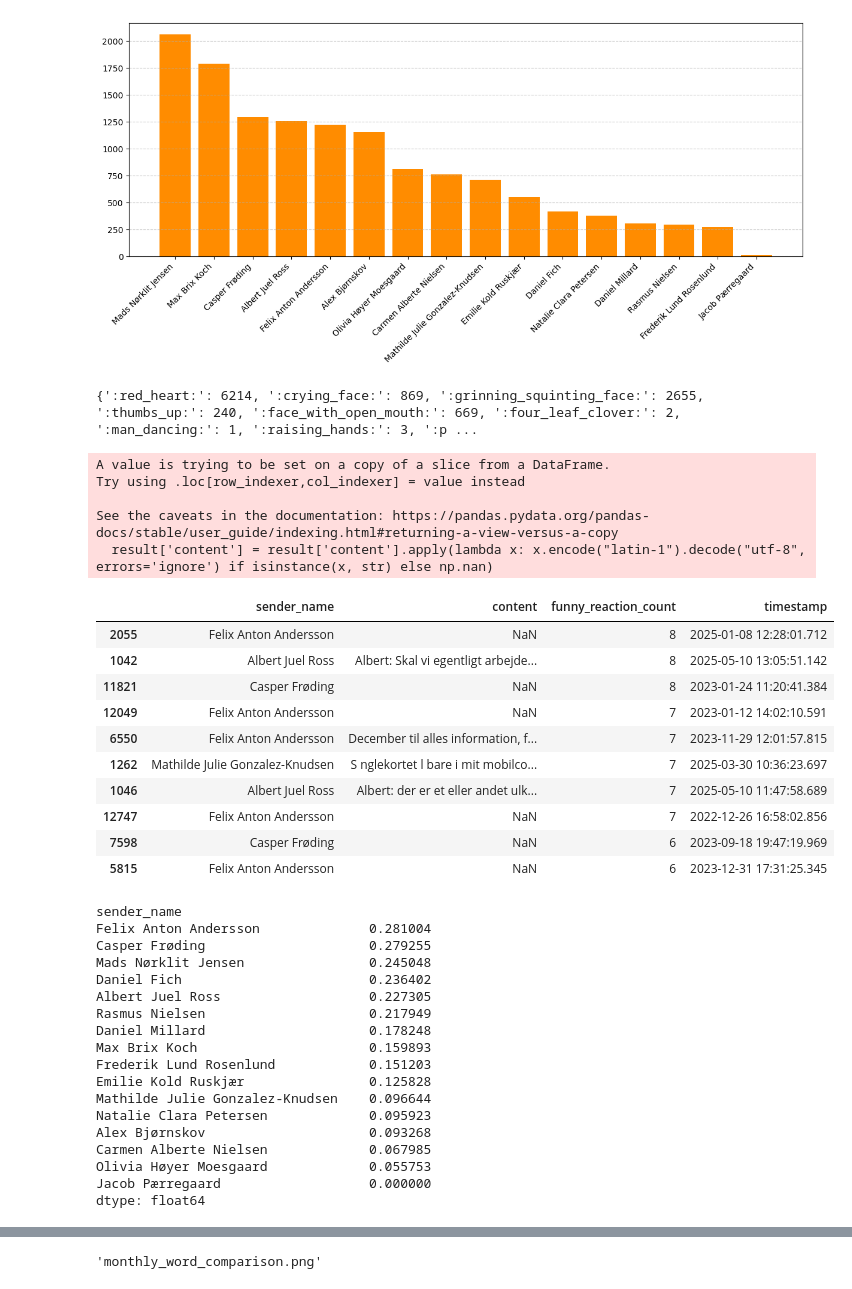
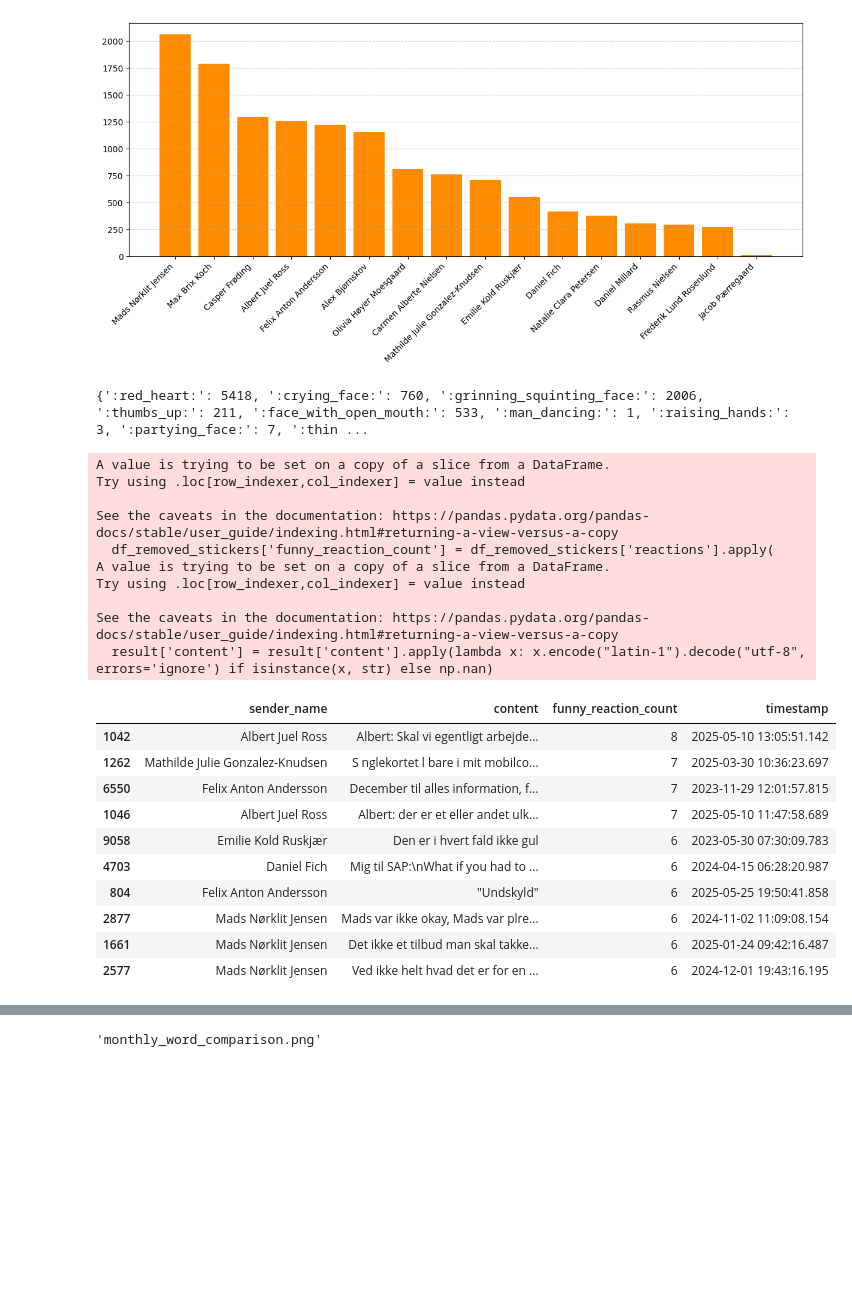
Before and after one commit to AlbertRossJoh/swuchat, a Jupyter notebook: analysis.ipynb, the cells around one changed output, grey strips where cells are left out. Drawn from its saved outputs; the diff is of its cells as text; code cells hidden in the pictures; blank space fills up the shorter version.

Commit message:
added more data

```diff
--- a/analysis.ipynb
+++ b/analysis.ipynb
@@ -5,8 +5,8 @@ import numpy as np
 import json
 # %%
 
-message_path_1 = "./data/message_1.json"
-message_path_2 = "./data/message_2.json"
+message_path_1 = "./data/swubanden/message_1.json"
+message_path_2 = "./data/swubanden/message_2.json"
 
 def fix_encoding(file):
     with open("./data/"+file, encoding='utf-8') as f:
@@ -16,8 +16,8 @@ def fix_encoding(file):
 
 #fix_encoding("message_1.json")
 #fix_encoding("message_2.json")
-fixed_message_path_1 = "./data/fixed_message_1.json"
-fixed_message_path_2 = "./data/fixed_message_2.json"
+fixed_message_path_1 = "./data/swubanden/fixed_message_1.json"
+fixed_message_path_2 = "./data/swubanden/fixed_message_2.json"
 
 f1 = open(fixed_message_path_1)
 f2 = open(fixed_message_path_2)
@@ -263,70 +264,50 @@ def count_specific_reaction(reactions_list, target_reaction):
     return count
 
 # 1. Calculate the count of 'funny' reactions for each message
-df['funny_reaction_count'] = df['reactions'].apply(
+df_removed_stickers['funny_reaction_count'] = df_removed_stickers['reactions'].apply(
     lambda x: count_specific_reaction(x, ':grinning_squinting_face:')
 )
 print(unique_reactions)
 
 # 2. Sort the DataFrame by the new column in descending order
 #    and keep only rows where the count is greater than 0
-df_sorted = df[df['funny_reaction_count'] > 0].sort_values(
+df_sorted = df_removed_stickers[df_removed_stickers['funny_reaction_count'] > 0].sort_values(
     by='funny_reaction_count', ascending=False
 )
 
 
 # 3. Select the top messages (e.g., top 10)
 top_funny_messages = df_sorted.head(10)
 
 # Optional: Select specific columns for a cleaner view
 result = top_funny_messages[['sender_name', 'content', 'funny_reaction_count', 'timestamp']]
 result['content'] = result['content'].apply(lambda x: x.encode("latin-1").decode("utf-8", errors='ignore') if isinstance(x, str) else np.nan)
 
 
 result.to_csv('top_funny_messages.csv', index=False, encoding='utf-8')
 df.loc[2055]['photos']
 df.loc[11821]['photos']
 result
 # %% [output]
-{':red_heart:': 6214, ':crying_face:': 869, ':grinning_squinting_face:': 2655, ':thumbs_up:': 240, ':face_with_open_mouth:': 669, ':four_leaf_clover:': 2, ':man_dancing:': 1, ':raising_hands:': 3, ':p ...
+{':red_heart:': 5418, ':crying_face:': 760, ':grinning_squinting_face:': 2006, ':thumbs_up:': 211, ':face_with_open_mouth:': 533, ':man_dancing:': 1, ':raising_hands:': 3, ':partying_face:': 7, ':thin ...
+A value is trying to be set on a copy of a slice from a DataFrame.
+Try using .loc[row_indexer,col_indexer] = value instead
+
+See the caveats in the documentation: https://pandas.pydata.org/pandas-docs/stable/user_guide/indexing.html#returning-a-view-versus-a-copy
+  df_removed_stickers['funny_reaction_count'] = df_removed_stickers['reactions'].apply(
 A value is trying to be set on a copy of a slice from a DataFrame.
 Try using .loc[row_indexer,col_indexer] = value instead
 
 See the caveats in the documentation: https://pandas.pydata.org/pandas-docs/stable/user_guide/indexing.html#returning-a-view-versus-a-copy
   result['content'] = result['content'].apply(lambda x: x.encode("latin-1").decode("utf-8", errors='ignore') if isinstance(x, str) else np.nan)
 |  | sender_name | content | funny_reaction_count | timestamp |
-| 2055 | Felix Anton Andersson | NaN | 8 | 2025-01-08 12:28:01.712 |
 | 1042 | Albert Juel Ross | Albert: Skal vi egentligt arbejde... | 8 | 2025-05-10 13:05:51.142 |
-| 11821 | Casper Frøding | NaN | 8 | 2023-01-24 11:20:41.384 |
-| 12049 | Felix Anton Andersson | NaN | 7 | 2023-01-12 14:02:10.591 |
+| 1262 | Mathilde Julie Gonzalez-Knudsen | S nglekortet l bare i mit mobilco... | 7 | 2025-03-30 10:36:23.697 |
 | 6550 | Felix Anton Andersson | December til alles information, f... | 7 | 2023-11-29 12:01:57.815 |
-| 1262 | Mathilde Julie Gonzalez-Knudsen | S nglekortet l bare i mit mobilco... | 7 | 2025-03-30 10:36:23.697 |
 | 1046 | Albert Juel Ross | Albert: der er et eller andet ulk... | 7 | 2025-05-10 11:47:58.689 |
-| 12747 | Felix Anton Andersson | NaN | 7 | 2022-12-26 16:58:02.856 |
-| 7598 | Casper Frøding | NaN | 6 | 2023-09-18 19:47:19.969 |
-| 5815 | Felix Anton Andersson | NaN | 6 | 2023-12-31 17:31:25.345 |
+| 9058 | Emilie Kold Ruskjær | Den er i hvert fald ikke gul | 6 | 2023-05-30 07:30:09.783 |
+| 4703 | Daniel Fich | Mig til SAP:\nWhat if you had to ... | 6 | 2024-04-15 06:28:20.987 |
+| 804 | Felix Anton Andersson | "Undskyld" | 6 | 2025-05-25 19:50:41.858 |
+| 2877 | Mads Nørklit Jensen | Mads var ikke okay, Mads var plre... | 6 | 2024-11-02 11:09:08.154 |
+| 1661 | Mads Nørklit Jensen | Det ikke et tilbud man skal takke... | 6 | 2025-01-24 09:42:16.487 |
+| 2577 | Mads Nørklit Jensen | Ved ikke helt hvad det er for en ... | 6 | 2024-12-01 19:43:16.195 |
-# %%
-
-total_funny_reactions = df.groupby('sender_name')['funny_reaction_count'].sum().sort_values(ascending=False)
-total_messages_sent = df.groupby('sender_name').size()
-average_funny_reactions = total_funny_reactions/total_messages_sent
-average_funny_reactions.sort_values(ascending=False)
-# %% [output]
-sender_name
-Felix Anton Andersson              0.281004
-Casper Frøding                     0.279255
-Mads Nørklit Jensen                0.245048
-Daniel Fich                        0.236402
-Albert Juel Ross                   0.227305
-Rasmus Nielsen                     0.217949
-Daniel Millard                     0.178248
-Max Brix Koch                      0.159893
-Frederik Lund Rosenlund            0.151203
-Emilie Kold Ruskjær                0.125828
-Mathilde Julie Gonzalez-Knudsen    0.096644
-Natalie Clara Petersen             0.095923
-Alex Bjørnskov                     0.093268
-Carmen Alberte Nielsen             0.067985
-Olivia Høyer Moesgaard             0.055753
-Jacob Pærregaard                   0.000000
-dtype: float64
```
Also changed, not shown: parts of 12 cells of this notebook, 18 other files.
